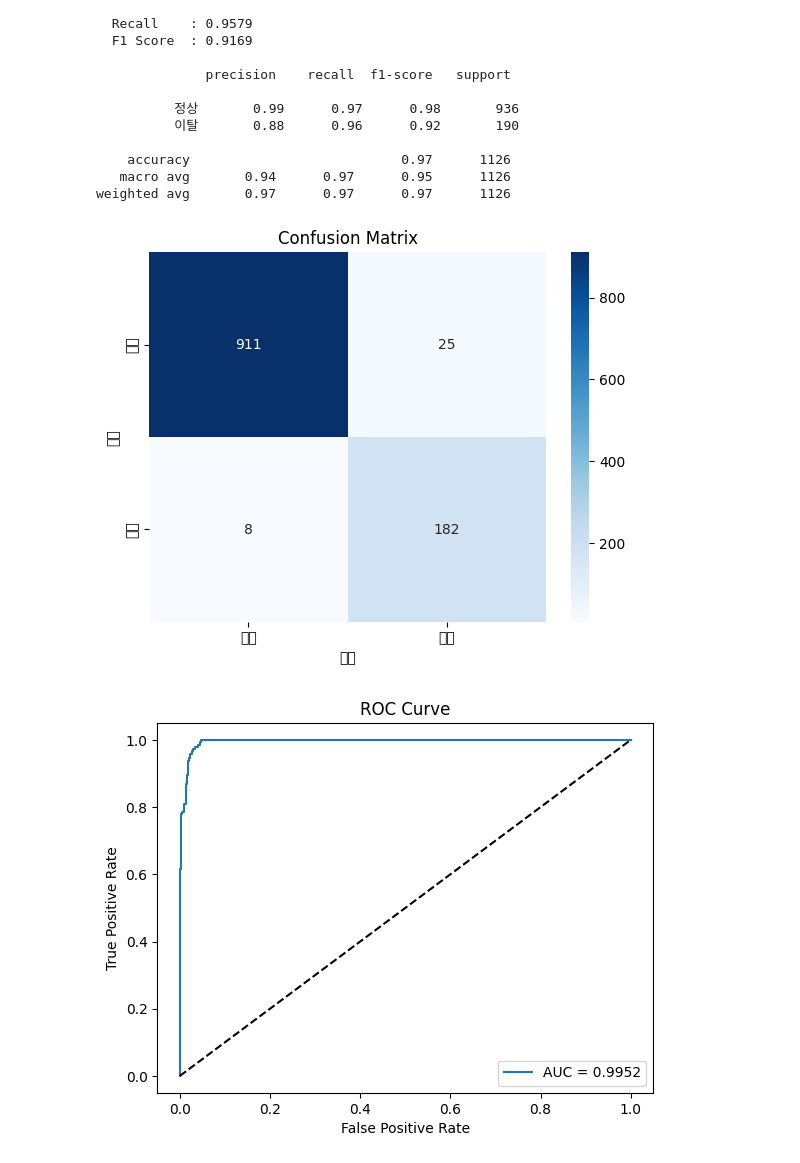
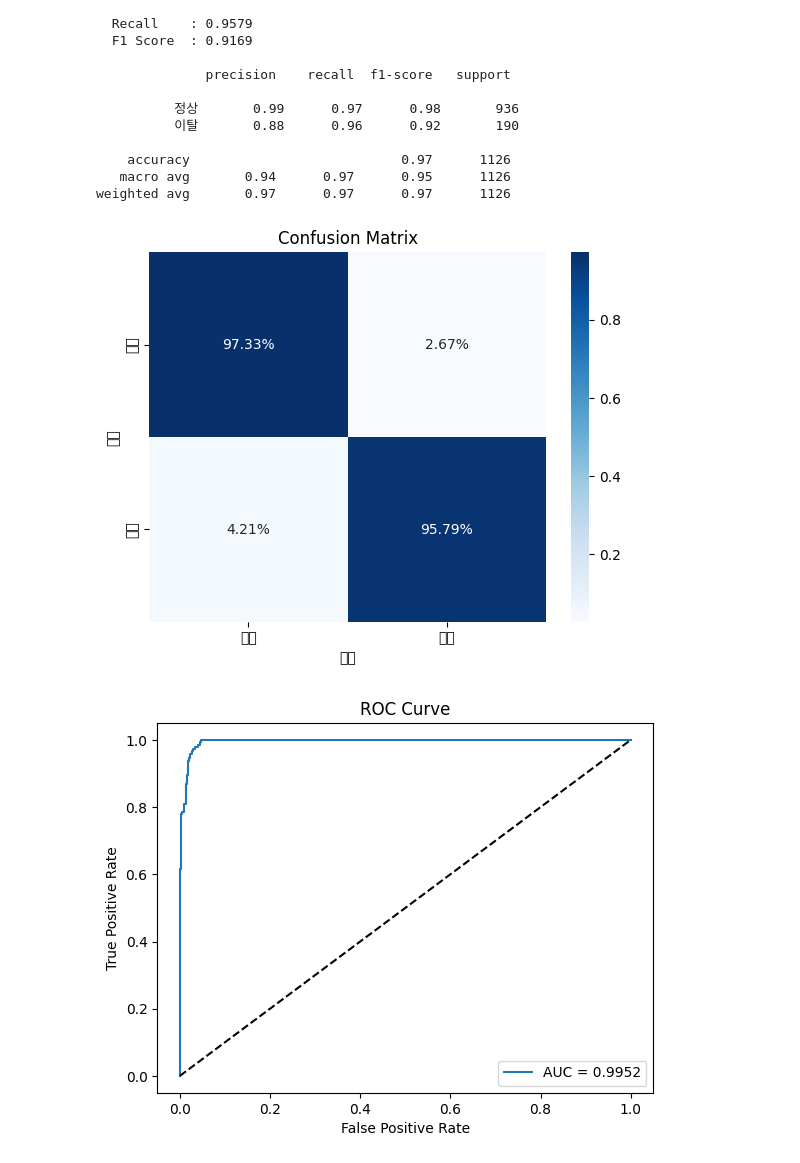
Before and after one commit to SKNETWORKS-FAMILY-AICAMP/SKN27-2nd-4TEAM, a Jupyter notebook: src/modeling/model_pcj.ipynb, the cells around one changed output. Cells and saved outputs as stored; diff of their text form; code cells hidden in the pictures.

```diff
--- a/src/modeling/model_pcj.ipynb
+++ b/src/modeling/model_pcj.ipynb
@@ -342,19 +342,19 @@ weighted avg       0.97      0.97      0.97      1126
 # %%
 # 혼동 행렬
 import seaborn as sns
 import matplotlib.pyplot as plt
 
-cm = confusion_matrix(y_te, best_model.predict(X_te))
+cm = confusion_matrix(y_te, best_model.predict(X_te),normalize='true')
 
-sns.heatmap(cm, annot=True, fmt='d', cmap='Blues',
+sns.heatmap(cm, annot=True, fmt='.2%', cmap='Blues',
             xticklabels=['정상', '이탈'],
             yticklabels=['정상', '이탈'])
 plt.xlabel('예측')
 plt.ylabel('실제')
 plt.title('Confusion Matrix')
 plt.show()
 # %% [output]
-[figure, old version]
+[figure, new version]
 # %%
 from sklearn.metrics import roc_curve
 
```
Also changed, not shown: parts of 8 cells of this notebook, 1 other file.
